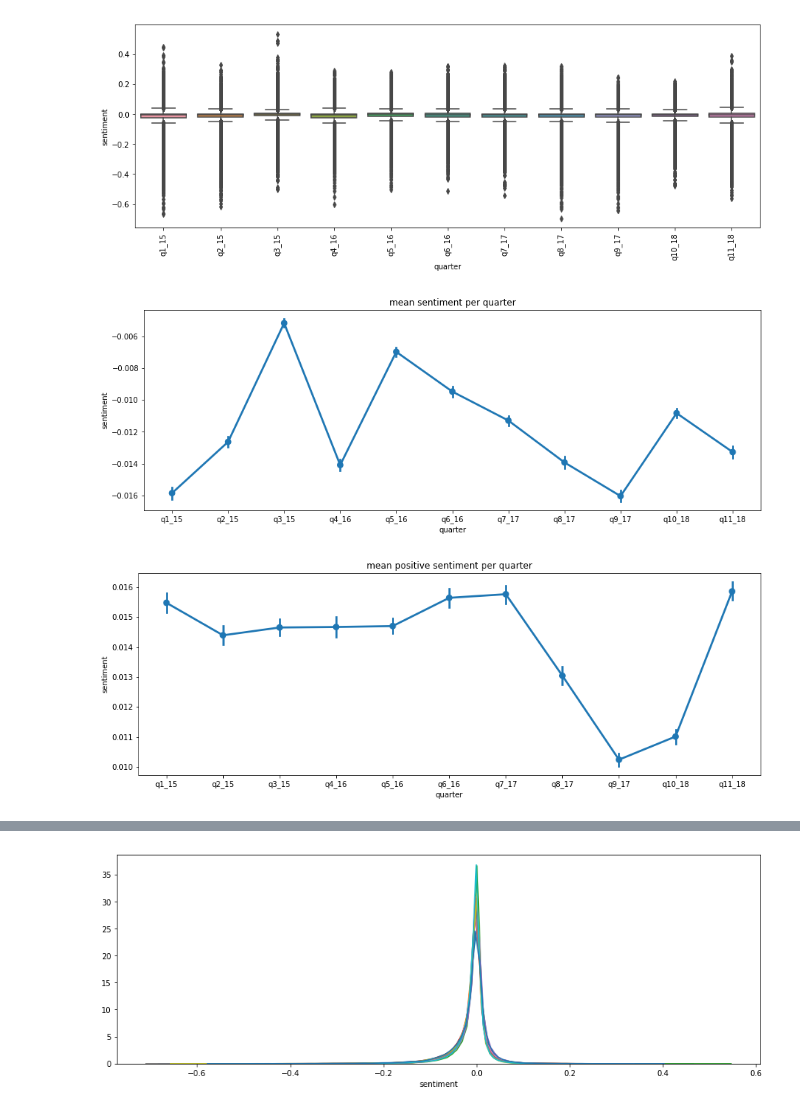
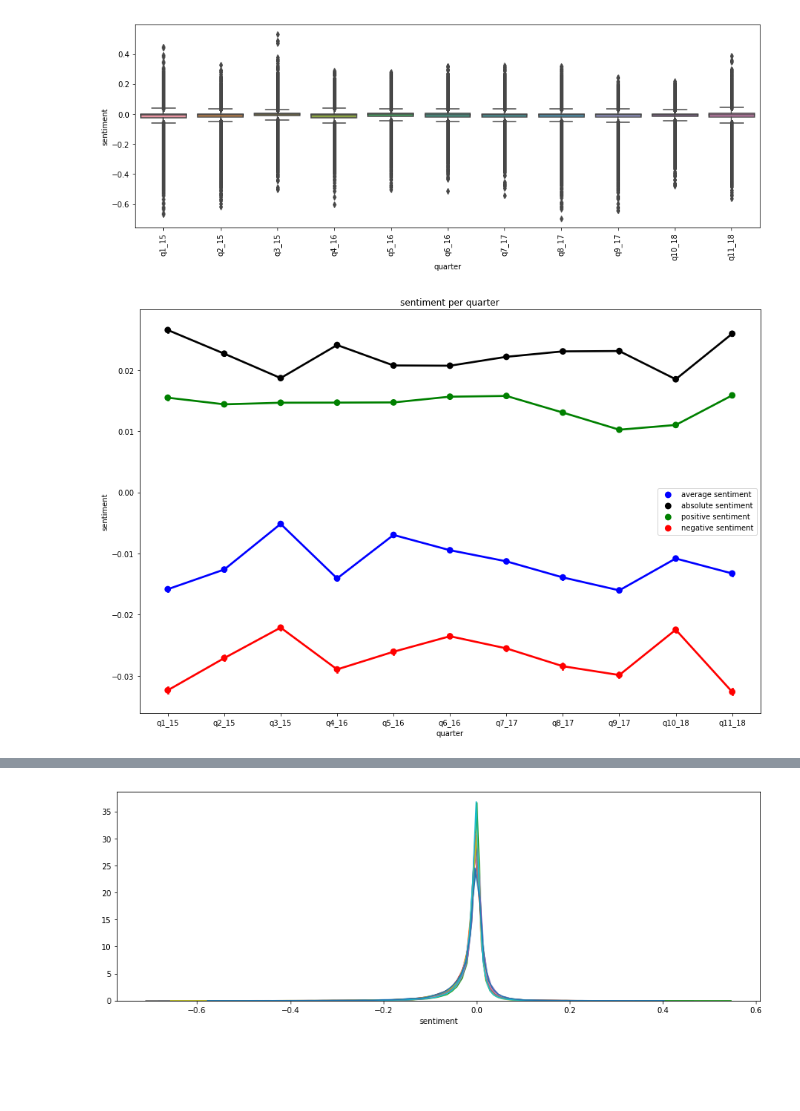
Before and after one commit to diazcelsa/NLP_politics_spiegel, a Jupyter notebook: notebooks/sentiment/Evaluate Sentiment of migration-related selected articles.ipynb, the cells around one changed output, grey strips where cells are left out. Drawn from its saved outputs; the diff is of its cells as text; code cells hidden in the pictures; blank space fills up the shorter version.

```diff
--- a/notebooks/sentiment/Evaluate Sentiment of migration-related selected articles.ipynb
+++ b/notebooks/sentiment/Evaluate Sentiment of migration-related selected articles.ipynb
@@ -80,6 +80,9 @@ ip = get_ipython()
 ip.register_magics(JinjaMagics)
 
 def extract_color(value):
+    cmap = plt.get_cmap("RdYlGn")
+    value_norm =
+
     return 'rgb({},{},{})'.format(255, 255-int(value*255), 255-int(value*255))
 
 def build_sequence_visualizer(text, sentiment):
@@ -149,3 +157,6 @@ for i, art in enumerate(order_articles_asc):
     sel['index'] = i
     tmp_ordered.append(sel)
 tmp_ordered = pd.concat(tmp_ordered).reset_index(drop=True)
+
+# Calculate absolute values for evaluation of the sentiment intensity
+tmp_ordered['sentiment_abs'] = tmp_ordered['sentiment'].apply(lambda x: abs(x))
@@ -186,15 +209,20 @@ _=sns.boxplot(data=tmp_ordered, x='quarter', y='sentiment')
 _=plt.xticks(rotation=90)
 # %% [output]
 [figure]
+# %%
+a = tmp_ordered.loc[:,['quarter','sentiment']]
+a['label'] = 'average sentiment'
+b = tmp_ordered.loc[:,['quarter','sentiment_abs']].rename(columns={'sentiment_abs':'sentiment'})
+b['label'] = 'absolute sentiment'
+c = tmp_ordered.loc[tmp_ordered[tmp_ordered['sentiment']>=0].index,['quarter','sentiment']]
+c['label'] = 'positive sentiment'
+d = tmp_ordered.loc[tmp_ordered[tmp_ordered['sentiment']<0].index,['quarter','sentiment']]
+d['label'] = 'negative sentiment'
+complete = pd.concat([a,b,c,d])
 # %%
-_=plt.figure(figsize=(15, 5))
-_=sns.pointplot(data=tmp_ordered, x='quarter', y='sentiment')
-_=plt.title('mean sentiment per quarter')
+_=plt.figure(figsize=(15, 10))
+_=sns.pointplot(data=complete, x='quarter', y='sentiment', hue='label', palette=['blue','black','green','red'])
+_=plt.title('sentiment per quarter')
+_=plt.legend()
 # %% [output]
-[figure, old version]
+[figure, new version]
-# %%
-_=plt.figure(figsize=(15, 5))
-_=sns.pointplot(data=tmp_ordered[tmp_ordered['sentiment']>=0], x='quarter', y='sentiment')
-_=plt.title('mean positive sentiment per quarter')
-# %% [output]
-[figure, removed]
```
Also changed, not shown: parts of 11 cells of this notebook, 1 other file.
